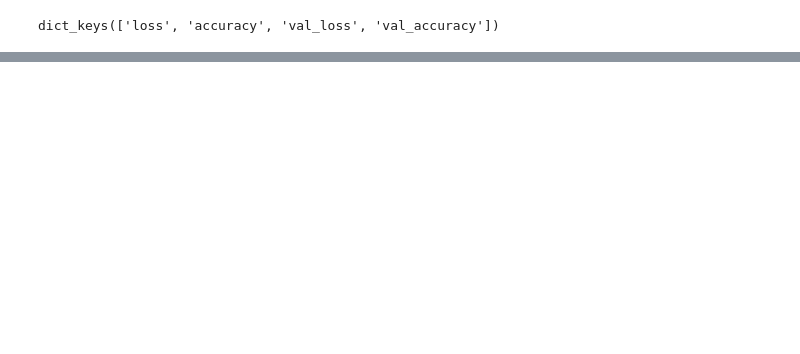
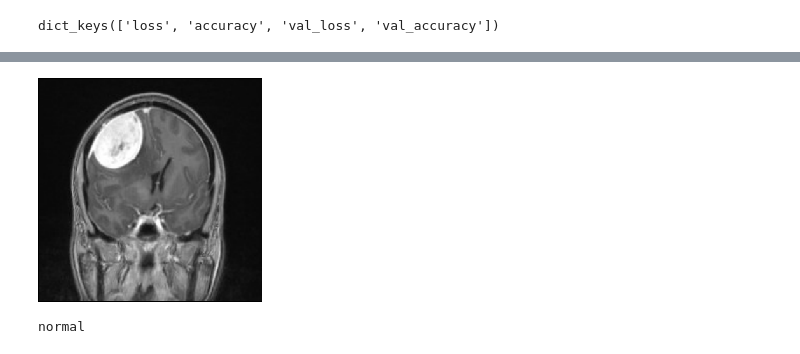
Before and after one commit to BugMasterArka/Practicing-Notebooks, a Jupyter notebook: brain-tumor-detection-classification.ipynb, the cells around one changed output, grey strips where cells are left out. Saved outputs shown, nothing was run; the diff lists cells and outputs as text; code cells hidden in the pictures; blank space fills up the shorter version.

Commit message:
Kaggle Notebook | Brain Tumor Detection & Classification | Version 3

```diff
--- a/brain-tumor-detection-classification.ipynb
+++ b/brain-tumor-detection-classification.ipynb
@@ -283,0 +347,12 @@ plt.show()
+# %%
+test_image1 = load_img('../input/brain-tumor-test/brain_test_1_meningioma.jpg',target_size = (224,224))
+test_image1
+# %% [output]
+[figure, added]
+# %%
+test_image1 = img_to_array(test_image1)
+test_image1 = np.expand_dims(test_image1,axis=0)
+result1 = np.argmax(model.predict(test_image1/255.0),axis=1)
+print(index[result1[0]])
+# %% [output]
+normal
```
Also changed, not shown: parts of 38 cells of this notebook.
